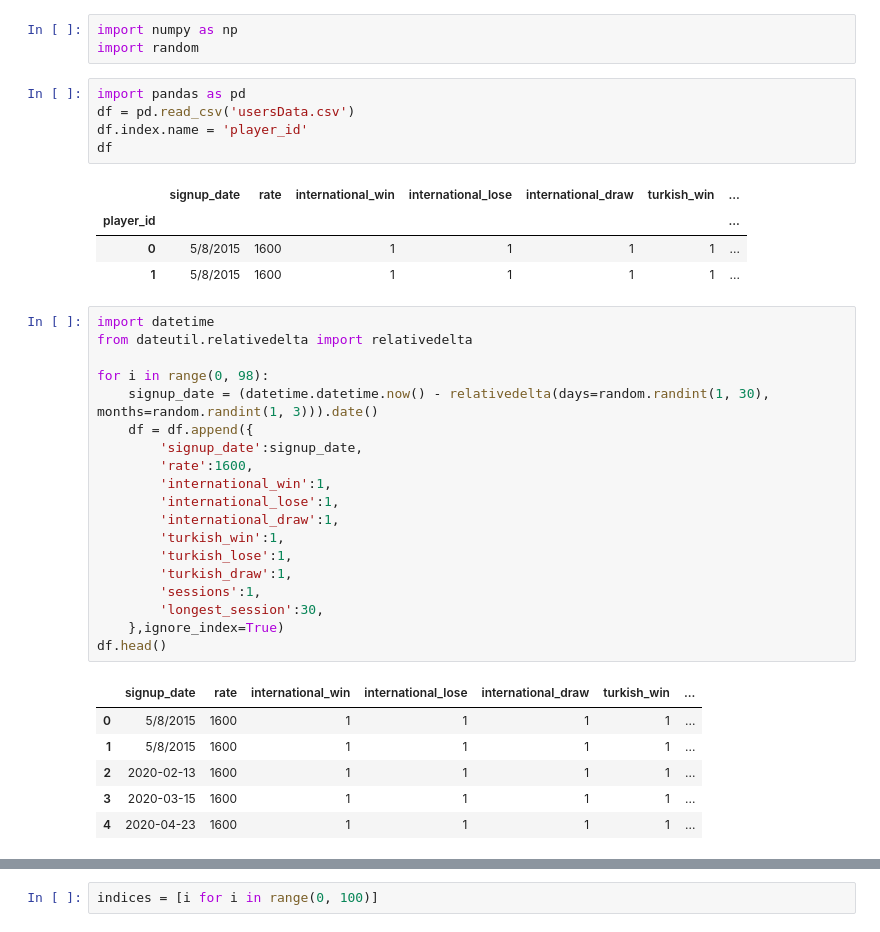
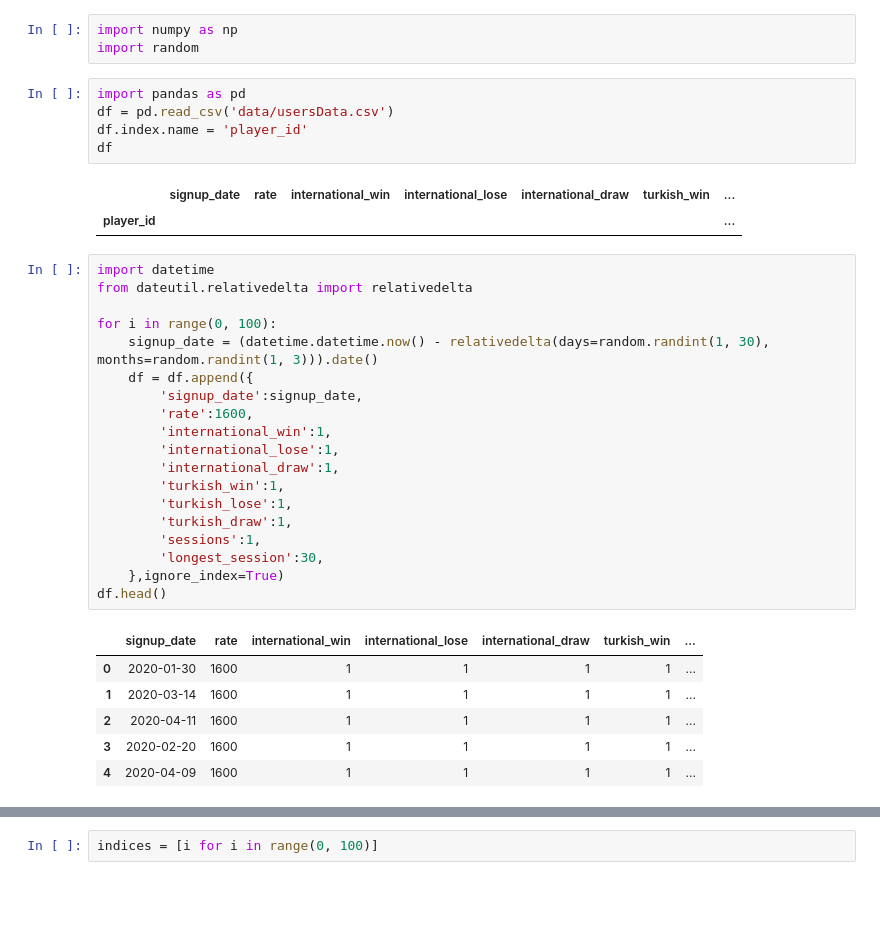
Before and after one commit to baraazain/checkers-server, a Jupyter notebook: main.ipynb, the cells around one changed output, grey strips where cells are left out. Saved outputs shown, nothing was run; the diff lists cells and outputs as text; blank space fills up the shorter version.

```diff
--- a/main.ipynb
+++ b/main.ipynb
@@ -190,19 +190,17 @@ import numpy as np
 import random
 # %%
 import pandas as pd
-df = pd.read_csv('usersData.csv')
+df = pd.read_csv('data/usersData.csv')
 df.index.name = 'player_id'
 df
 # %% [output]
 |  | signup_date | rate | international_win | international_lose | international_draw | turkish_win | ... |
 | player_id |  |  |  |  |  |  | ... |
-| 0 | 5/8/2015 | 1600 | 1 | 1 | 1 | 1 | ... |
-| 1 | 5/8/2015 | 1600 | 1 | 1 | 1 | 1 | ... |
 # %%
 import datetime
 from dateutil.relativedelta import relativedelta
 
-for i in range(0, 98):
+for i in range(0, 100):
     signup_date = (datetime.datetime.now() - relativedelta(days=random.randint(1, 30), months=random.randint(1, 3))).date()
     df = df.append({
         'signup_date':signup_date,
@@ -219,11 +217,11 @@ for i in range(0, 98):
 df.head()
 # %% [output]
 |  | signup_date | rate | international_win | international_lose | international_draw | turkish_win | ... |
-| 0 | 5/8/2015 | 1600 | 1 | 1 | 1 | 1 | ... |
-| 1 | 5/8/2015 | 1600 | 1 | 1 | 1 | 1 | ... |
-| 2 | 2020-02-13 | 1600 | 1 | 1 | 1 | 1 | ... |
-| 3 | 2020-03-15 | 1600 | 1 | 1 | 1 | 1 | ... |
-| 4 | 2020-04-23 | 1600 | 1 | 1 | 1 | 1 | ... |
+| 0 | 2020-01-30 | 1600 | 1 | 1 | 1 | 1 | ... |
+| 1 | 2020-03-14 | 1600 | 1 | 1 | 1 | 1 | ... |
+| 2 | 2020-04-11 | 1600 | 1 | 1 | 1 | 1 | ... |
+| 3 | 2020-02-20 | 1600 | 1 | 1 | 1 | 1 | ... |
+| 4 | 2020-04-09 | 1600 | 1 | 1 | 1 | 1 | ... |
 # %%
 df.info()
 # %% [output]
```
Also changed, not shown: parts of 21 cells of this notebook, 4 other files.
